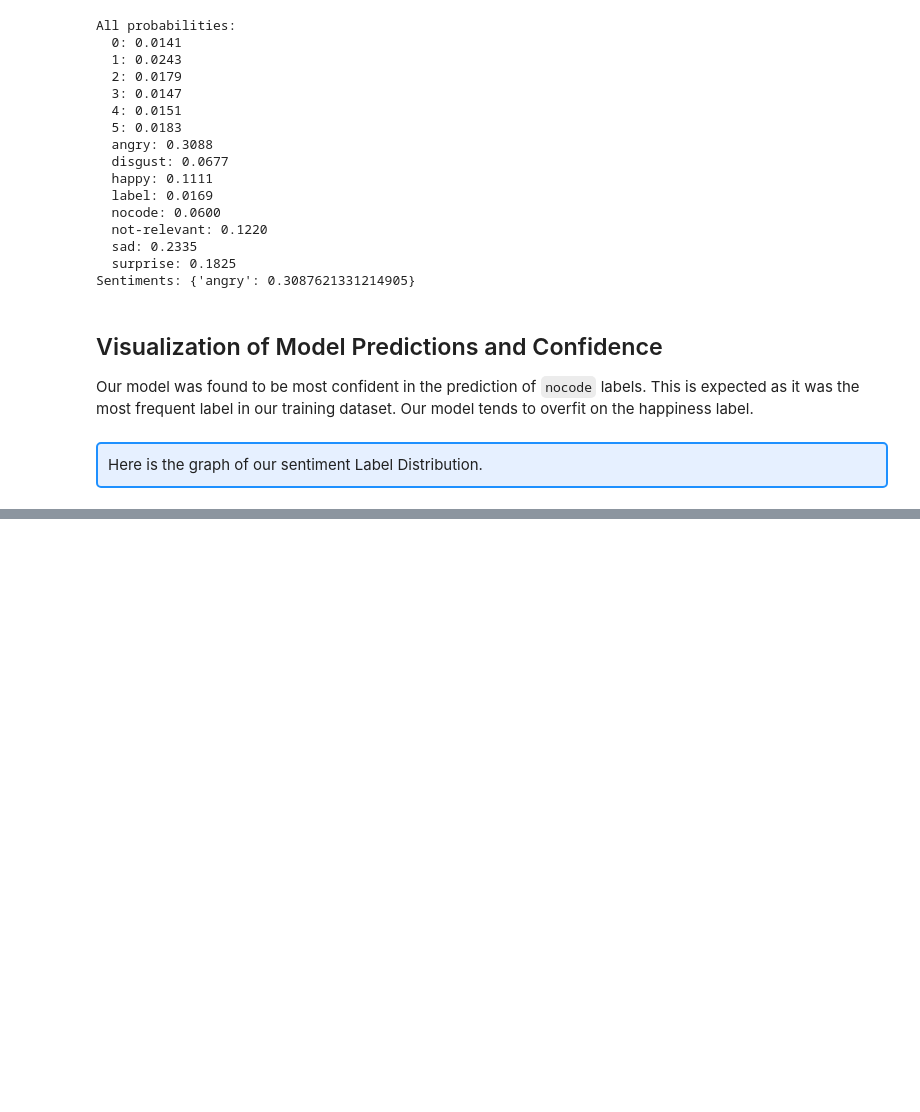
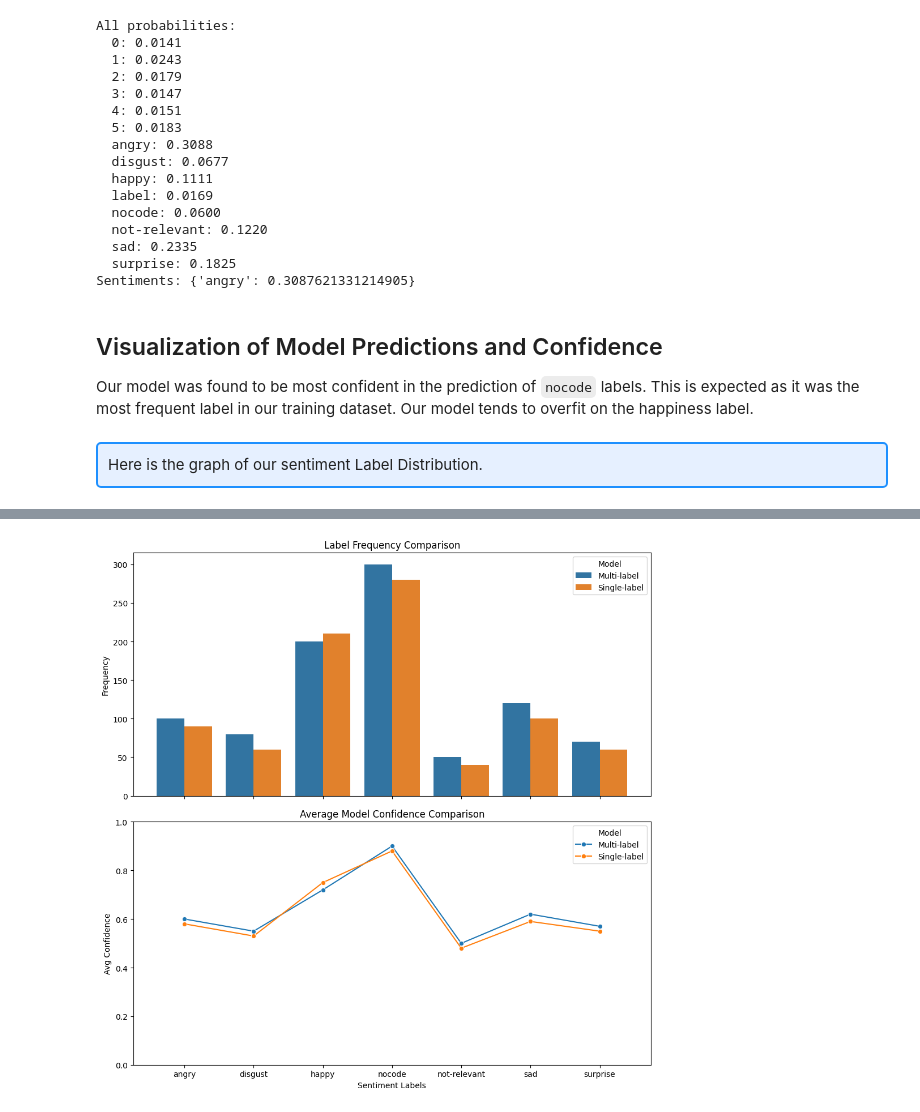
Before and after one commit to jeelfaldu7/transformer_sentiment_analysis, a Jupyter notebook: DataJams_Jimmy.ipynb, the cells around one changed output, grey strips where cells are left out. Drawn from its saved outputs; the diff is of its cells as text; code cells hidden in the pictures; blank space fills up the shorter version.

```diff
--- a/DataJams_Jimmy.ipynb
+++ b/DataJams_Jimmy.ipynb
@@ -501,0 +503,50 @@ plt.show()
+# %%
+# Simulate example data for demonstration
+mlb_classes = ['angry', 'disgust', 'happy', 'nocode', 'not-relevant', 'sad', 'surprise']
+alt_classes = ['angry', 'disgust', 'happy', 'nocode', 'not-relevant', 'sad', 'surprise']
+
+# Simulated label frequencies (normally from df.explode or alt_df.value_counts)
+freq_model1 = [100, 80, 200, 300, 50, 120, 70]
+freq_model2 = [90, 60, 210, 280, 40, 100, 60]
+
+# Simulated average model confidence (normally from sigmoid(preds))
+conf_model1 = [0.6, 0.55, 0.72, 0.9, 0.5, 0.62, 0.57]
+conf_model2 = [0.58, 0.53, 0.75, 0.88, 0.48, 0.59, 0.55]
+
+# Create DataFrames for both models
+df_model1 = pd.DataFrame({
+    'Label': mlb_classes,
+    'Frequency': freq_model1,
+    'Avg_Model_Confidence': conf_model1,
+    'Model': 'Multi-label'
+})
+
+df_model2 = pd.DataFrame({
+    'Label': alt_classes,
+    'Frequency': freq_model2,
+    'Avg_Model_Confidence': conf_model2,
+    'Model': 'Single-label'
+})
+
+# Combine for easier plotting
+combined_df = pd.concat([df_model1, df_model2])
+
+# Plotting
+fig, axes = plt.subplots(2, 1, figsize=(10, 10), sharex=True)
+
+# Frequency comparison
+sns.barplot(data=combined_df, x='Label', y='Frequency', hue='Model', ax=axes[0])
+axes[0].set_title('Label Frequency Comparison')
+axes[0].set_ylabel('Frequency')
+
+# Confidence comparison
+sns.lineplot(data=combined_df, x='Label', y='Avg_Model_Confidence', hue='Model', marker='o', ax=axes[1])
+axes[1].set_title('Average Model Confidence Comparison')
+axes[1].set_ylabel('Avg Confidence')
+axes[1].set_xlabel('Sentiment Labels')
+axes[1].set_ylim(0, 1)
+
+plt.tight_layout()
+plt.show()
+# %% [output]
+[figure, added]
```
Also changed, not shown: parts of 2 cells of this notebook.
